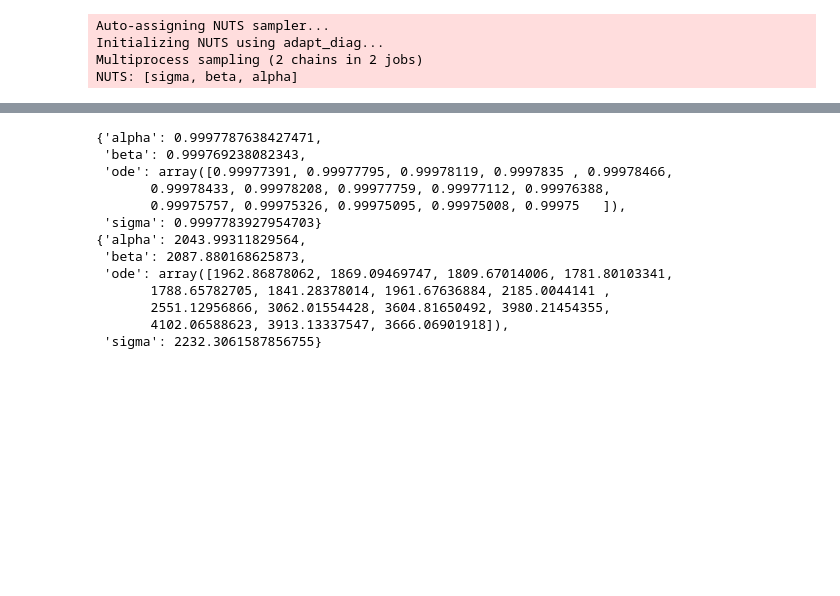
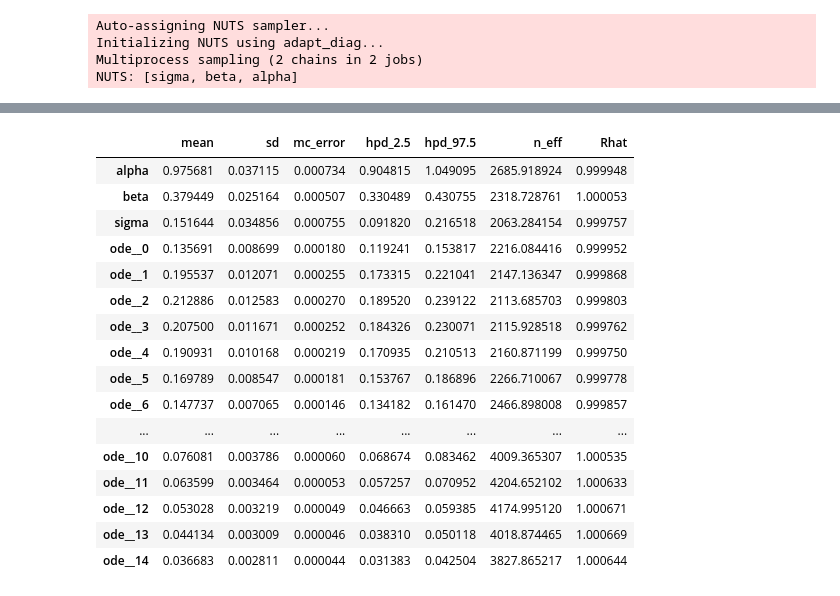
Before and after one commit to michaelosthege/ODEGSoC, a Jupyter notebook: Scripts/test_scalar_ode_2_param.ipynb, the cells around one changed output, grey strips where cells are left out. Saved outputs shown, nothing was run; the diff lists cells and outputs as text; code cells hidden in the pictures; blank space fills up the shorter version.

```diff
--- a/Scripts/test_scalar_ode_2_param.ipynb
+++ b/Scripts/test_scalar_ode_2_param.ipynb
@@ -95,20 +95,23 @@ pm.posteriorplot.plot_posterior(trace,varnames = ['beta', 'alpha', 'sigma'], ref
-# %%
-pprint.pprint(pm.gelman_rubin(trace))
-
-pprint.pprint(pm.effective_n(trace))
-# %% [output]
-{'alpha': 0.9997787638427471,
- 'beta': 0.999769238082343,
- 'ode': array([0.99977391, 0.99977795, 0.99978119, 0.9997835 , 0.99978466,
-       0.99978433, 0.99978208, 0.99977759, 0.99977112, 0.99976388,
-       0.99975757, 0.99975326, 0.99975095, 0.99975008, 0.99975   ]),
- 'sigma': 0.9997783927954703}
-{'alpha': 2043.99311829564,
- 'beta': 2087.880168625873,
- 'ode': array([1962.86878062, 1869.09469747, 1809.67014006, 1781.80103341,
-       1788.65782705, 1841.28378014, 1961.67636884, 2185.0044141 ,
-       2551.12956866, 3062.01554428, 3604.81650492, 3980.21454355,
-       4102.06588623, 3913.13337547, 3666.06901918]),
- 'sigma': 2232.3061587856755}
+# %%
+
+pm.summary(trace)
+# %% [output]
+|  | mean | sd | mc_error | hpd_2.5 | hpd_97.5 | n_eff | Rhat |
+| alpha | 0.975681 | 0.037115 | 0.000734 | 0.904815 | 1.049095 | 2685.918924 | 0.999948 |
+| beta | 0.379449 | 0.025164 | 0.000507 | 0.330489 | 0.430755 | 2318.728761 | 1.000053 |
+| sigma | 0.151644 | 0.034856 | 0.000755 | 0.091820 | 0.216518 | 2063.284154 | 0.999757 |
+| ode__0 | 0.135691 | 0.008699 | 0.000180 | 0.119241 | 0.153817 | 2216.084416 | 0.999952 |
+| ode__1 | 0.195537 | 0.012071 | 0.000255 | 0.173315 | 0.221041 | 2147.136347 | 0.999868 |
+| ode__2 | 0.212886 | 0.012583 | 0.000270 | 0.189520 | 0.239122 | 2113.685703 | 0.999803 |
+| ode__3 | 0.207500 | 0.011671 | 0.000252 | 0.184326 | 0.230071 | 2115.928518 | 0.999762 |
+| ode__4 | 0.190931 | 0.010168 | 0.000219 | 0.170935 | 0.210513 | 2160.871199 | 0.999750 |
+| ode__5 | 0.169789 | 0.008547 | 0.000181 | 0.153767 | 0.186896 | 2266.710067 | 0.999778 |
+| ode__6 | 0.147737 | 0.007065 | 0.000146 | 0.134182 | 0.161470 | 2466.898008 | 0.999857 |
+| ... | ... | ... | ... | ... | ... | ... | ... |
+| ode__10 | 0.076081 | 0.003786 | 0.000060 | 0.068674 | 0.083462 | 4009.365307 | 1.000535 |
+| ode__11 | 0.063599 | 0.003464 | 0.000053 | 0.057257 | 0.070952 | 4204.652102 | 1.000633 |
+| ode__12 | 0.053028 | 0.003219 | 0.000049 | 0.046663 | 0.059385 | 4174.995120 | 1.000671 |
+| ode__13 | 0.044134 | 0.003009 | 0.000046 | 0.038310 | 0.050118 | 4018.874465 | 1.000669 |
+| ode__14 | 0.036683 | 0.002811 | 0.000044 | 0.031383 | 0.042504 | 3827.865217 | 1.000644 |
 # %%
 with first_model:
```
Also changed, not shown: parts of 7 cells of this notebook, 4 other files.
